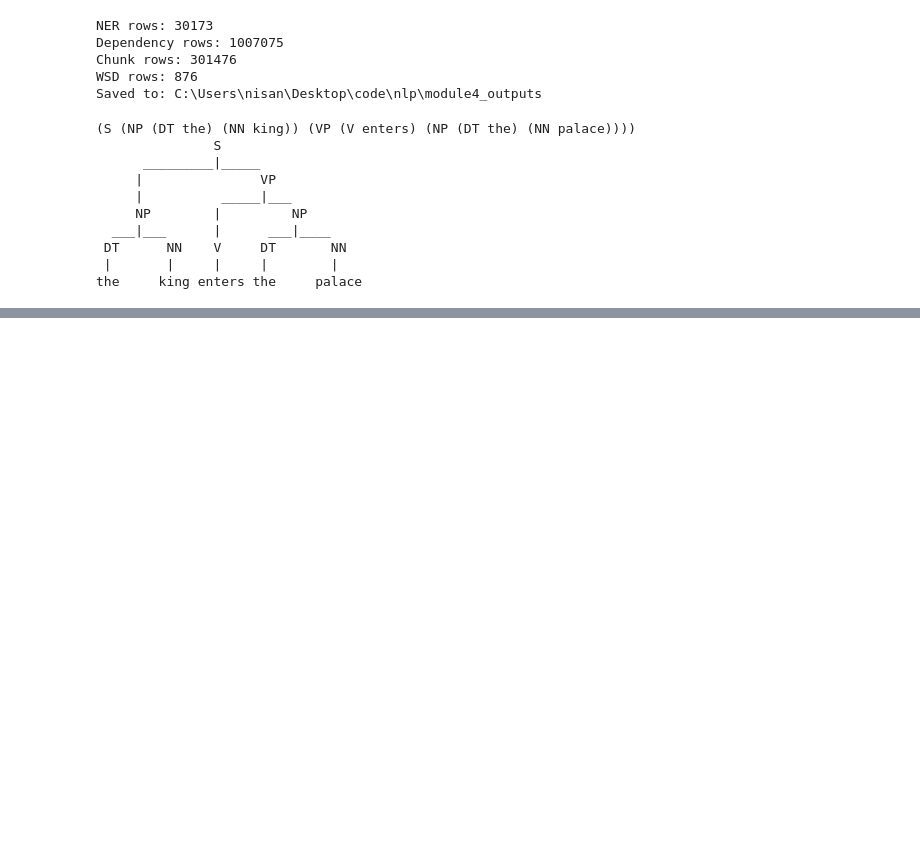
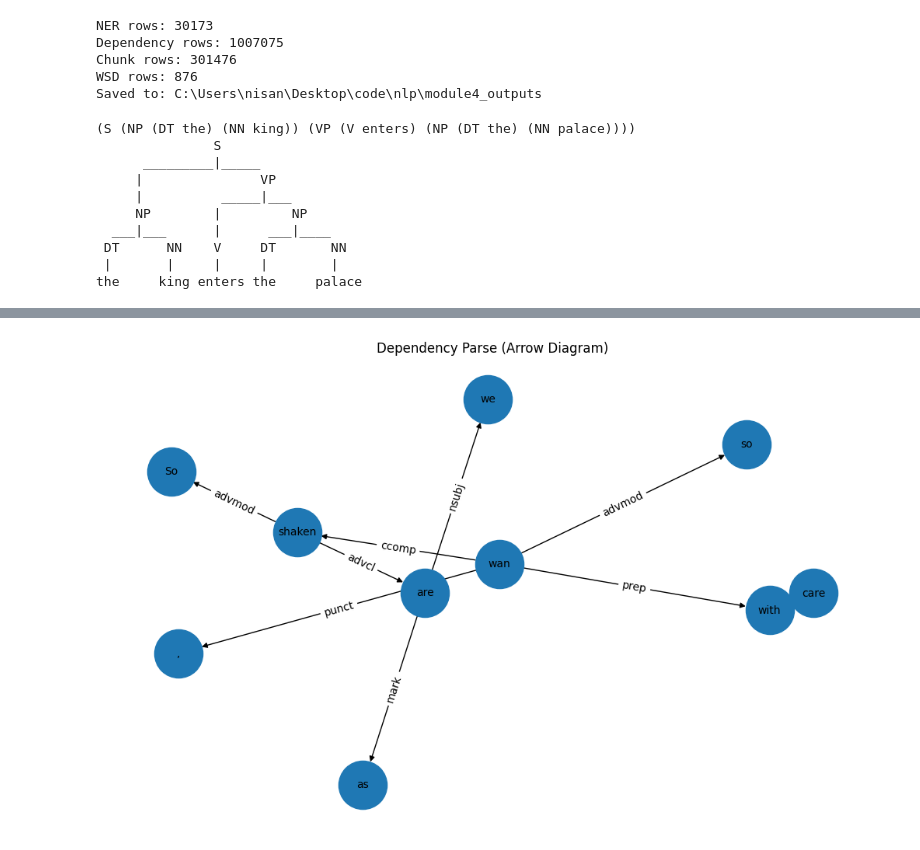
Before and after one commit to sanjaykn8/AutoComplete, a Jupyter notebook: ner.ipynb, the cells around one changed output, grey strips where cells are left out. Drawn from its saved outputs; the diff is of its cells as text; code cells hidden in the pictures; blank space fills up the shorter version.

```diff
--- a/ner.ipynb
+++ b/ner.ipynb
@@ -214,0 +267,32 @@ the     king enters the     palace
+# %%
+def draw_dependency_graph(sentence):
+    import networkx as nx
+    import matplotlib.pyplot as plt
+
+    doc = nlp(sentence)
+
+    G = nx.DiGraph()
+
+    for token in doc:
+        if token.is_space:
+            continue
+
+        G.add_node(token.text)
+
+        if token.head != token:
+            G.add_edge(token.head.text, token.text, label=token.dep_)
+
+    pos = nx.spring_layout(G)
+
+    edge_labels = {(u, v): d['label'] for u, v, d in G.edges(data=True)}
+
+    plt.figure(figsize=(10,6))
+    nx.draw(G, pos, with_labels=True, node_size=2000, font_size=10, arrows=True)
+    nx.draw_networkx_edge_labels(G, pos, edge_labels=edge_labels)
+
+    plt.title("Dependency Parse (Arrow Diagram)")
+    plt.show()
+# %%
+draw_dependency_graph("So shaken as we are, so wan with care")
+# %% [output]
+[figure, added]
```
Also changed, not shown: parts of 4 cells of this notebook, 9 other files.
